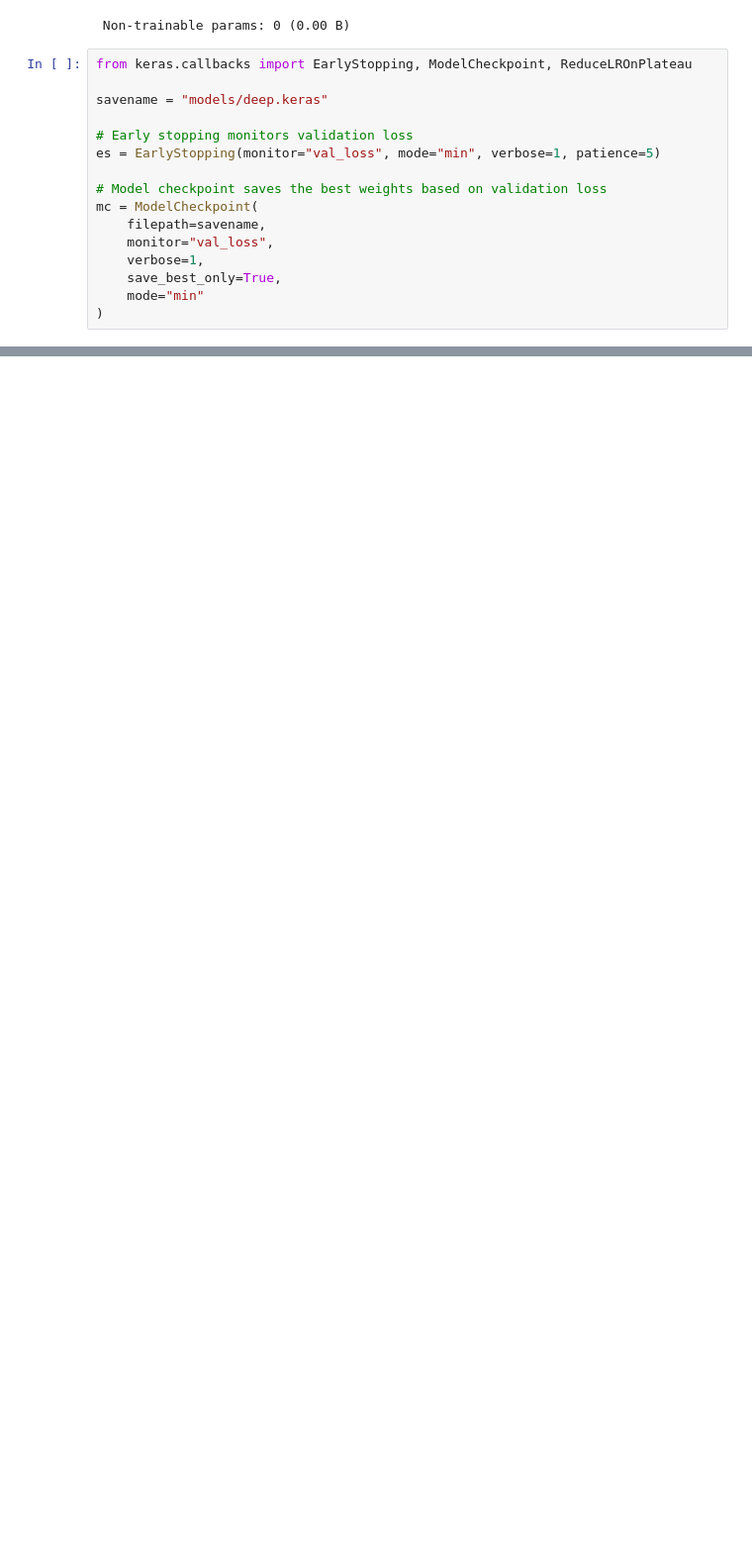
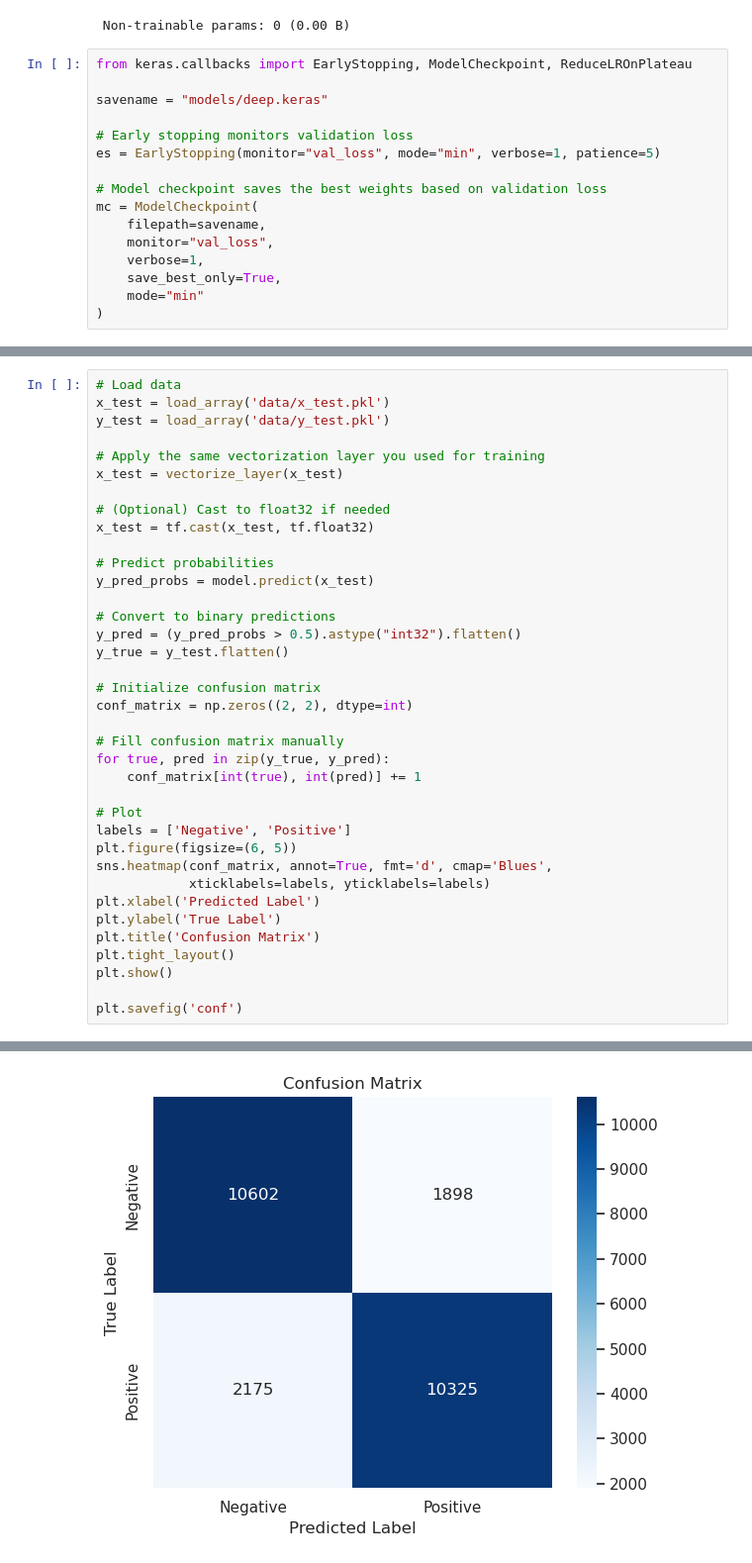
Before and after one commit to DanCalinBirjaru/lstm-imdb, a Jupyter notebook: model_train.ipynb, the cells around one changed output, grey strips where cells are left out. Shown at 99% size. Saved outputs shown, nothing was run; the diff lists cells and outputs as text; blank space fills up the shorter version.

```diff
--- a/model_train.ipynb
+++ b/model_train.ipynb
@@ -176,0 +183,38 @@ Test Accuracy: 85.6840%
+# %%
+# Load data
+x_test = load_array('data/x_test.pkl')
+y_test = load_array('data/y_test.pkl')
+
+# Apply the same vectorization layer you used for training
+x_test = vectorize_layer(x_test)
+
+# (Optional) Cast to float32 if needed
+x_test = tf.cast(x_test, tf.float32)
+
+# Predict probabilities
+y_pred_probs = model.predict(x_test)
+
+# Convert to binary predictions
+y_pred = (y_pred_probs > 0.5).astype("int32").flatten()
+y_true = y_test.flatten()
+
+# Initialize confusion matrix
+conf_matrix = np.zeros((2, 2), dtype=int)
+
+# Fill confusion matrix manually
+for true, pred in zip(y_true, y_pred):
+    conf_matrix[int(true), int(pred)] += 1
+
+# Plot
+labels = ['Negative', 'Positive']
+plt.figure(figsize=(6, 5))
+sns.heatmap(conf_matrix, annot=True, fmt='d', cmap='Blues',
+            xticklabels=labels, yticklabels=labels)
+plt.xlabel('Predicted Label')
+plt.ylabel('True Label')
+plt.title('Confusion Matrix')
+plt.tight_layout()
+plt.show()
+
+plt.savefig('conf')
+# %% [output]
@@ -177,3 +222,4 @@ Test Accuracy: 85.6840%
+[figure, added]
 # %%
 plt.figure(figsize = (16, 9))
 plt.plot(hist.history['loss'], label = 'loss')
```
Also changed, not shown: parts of 13 cells of this notebook.
